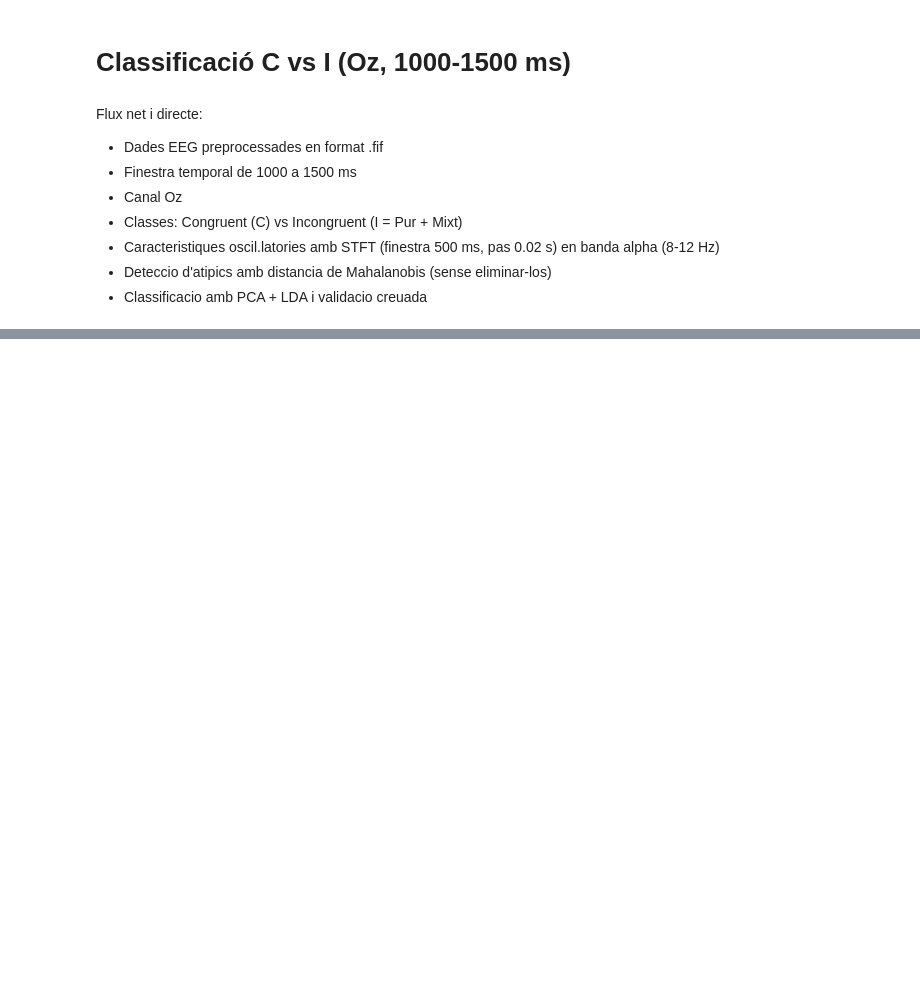
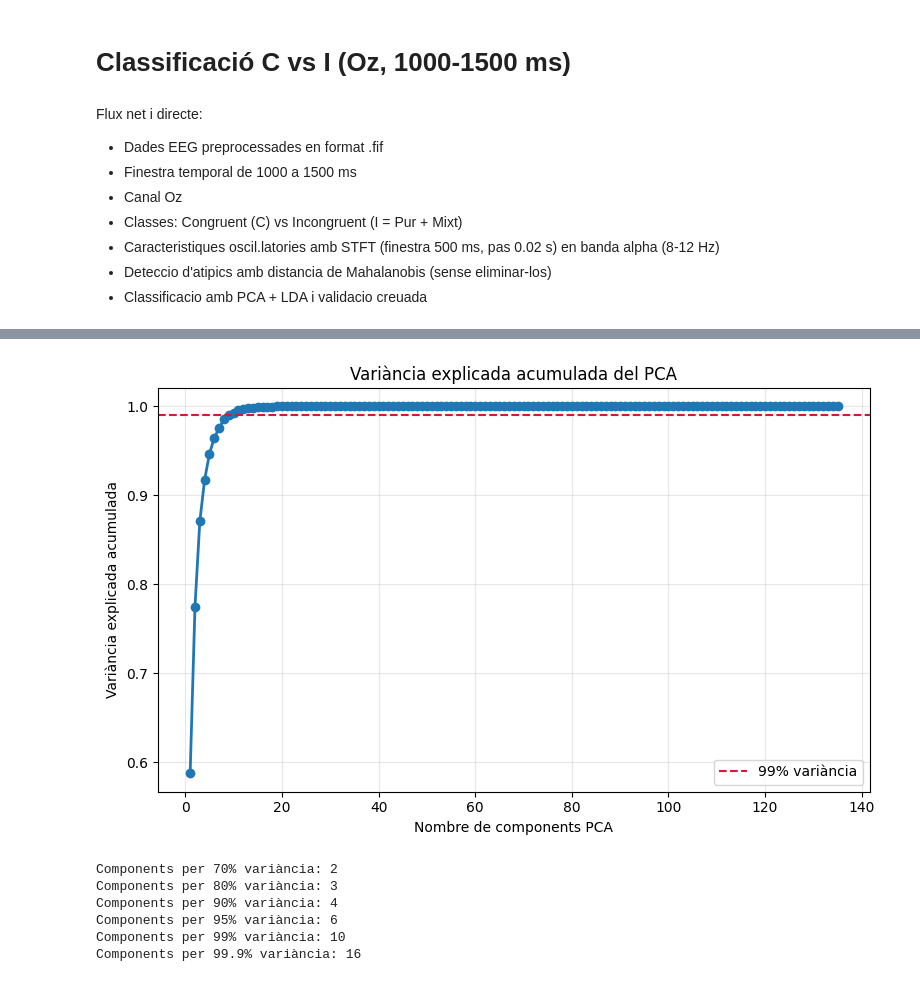
Before and after one commit to nilsduran/TFG, a Jupyter notebook: src/notebooks/02_classificació_simple.ipynb, the cells around one changed output, grey strips where cells are left out. Saved outputs shown, nothing was run; the diff lists cells and outputs as text; code cells hidden in the pictures; blank space fills up the shorter version.

Commit message:
models amb percentatge de variància explicada diferents de PCA

```diff
--- a/src/notebooks/02_classificació_simple.ipynb
+++ b/src/notebooks/02_classificació_simple.ipynb
@@ -181,0 +237,37 @@ Nota: no els eliminem en aquesta versió.
+# %%
+from sklearn.preprocessing import StandardScaler
+from sklearn.decomposition import PCA
+
+X_pca_source = X_trainval if "X_trainval" in globals() else X
+
+X_scaled = StandardScaler().fit_transform(X_pca_source)
+pca_full = PCA().fit(X_scaled)
+
+cum_var = np.cumsum(pca_full.explained_variance_ratio_)
+n_components = np.arange(1, len(cum_var) + 1)
+
+plt.figure(figsize=(8, 5))
+plt.plot(n_components, cum_var, marker="o", lw=2)
+plt.axhline(0.99, color="crimson", ls="--", lw=1.5, label="99% variància")
+plt.xlabel("Nombre de components PCA")
+plt.ylabel("Variància explicada acumulada")
+plt.title("Variància explicada acumulada del PCA")
+plt.grid(True, alpha=0.3)
+plt.legend()
+plt.tight_layout()
+plt.show()
+
+print(f"Components per 70% variància: {np.searchsorted(cum_var, 0.70) + 1}")
+print(f"Components per 80% variància: {np.searchsorted(cum_var, 0.80) + 1}")
+print(f"Components per 90% variància: {np.searchsorted(cum_var, 0.90) + 1}")
+print(f"Components per 95% variància: {np.searchsorted(cum_var, 0.95) + 1}")
+print(f"Components per 99% variància: {np.searchsorted(cum_var, 0.99) + 1}")
+print(f"Components per 99.9% variància: {np.searchsorted(cum_var, 0.999) + 1}")
+# %% [output]
+[figure, added]
+Components per 70% variància: 2
+Components per 80% variància: 3
+Components per 90% variància: 4
+Components per 95% variància: 6
+Components per 99% variància: 10
+Components per 99.9% variància: 16
```
Also changed, not shown: parts of 13 cells of this notebook.
